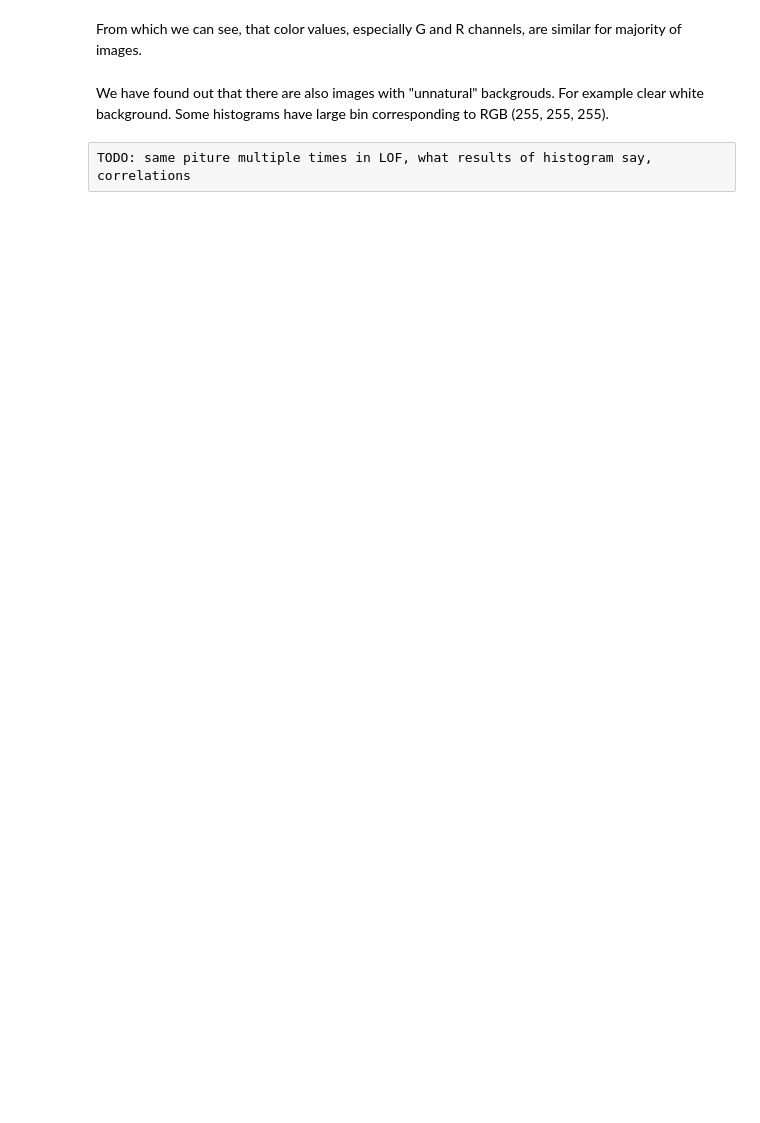
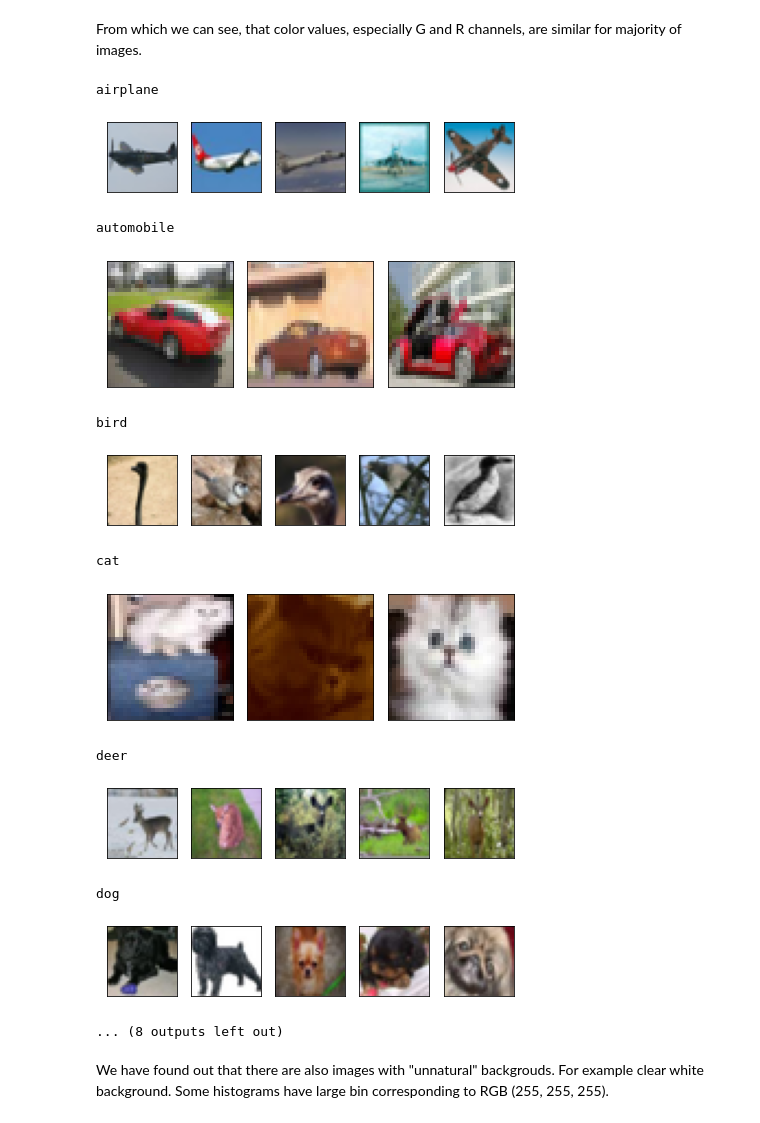
Before and after one commit to balgot/ib031-cifar10, a Jupyter notebook: src/cifar10_ib031.ipynb, the cells around one changed output. Drawn from its saved outputs; the diff is of its cells as text; code cells hidden in the pictures; blank space fills up the shorter version.

```diff
--- a/src/cifar10_ib031.ipynb
+++ b/src/cifar10_ib031.ipynb
@@ -88,33 +139,46 @@ From which we can see, that color values, especially G and R channels, are simil
 # %%
 from sklearn.neighbors import LocalOutlierFactor
 
 
 def detect_outliers(imgs, labels, test_size=1000):
     # Take only subset of data
+    imgs = imgs[:10000]
     sample = np.random.choice(len(imgs), test_size, replace=False)
     imgs = imgs[sample]
     labels = labels[sample]
 
     # Scale data. For images it is simple, every pixel is in range 0-255.
     imgs = imgs / 255
 
     # Find Outliers using LOF
     LOF = LocalOutlierFactor()
     outliers = np.where(LOF.fit_predict(imgs) == -1)[0]
 
     for i in range(len(labels)):
         cat_images = train_data[outliers][train_labels[outliers] == i]
         if len(cat_images) == 0:
             continue
         print(utils.get_label_name(i))
         graphs.plot_images(cat_images)
         plt.tight_layout()
         plt.show()
 
 detect_outliers(train_data, train_labels, test_size=1000)
+# %% [output]
+airplane
+[figure, added]
+automobile
+[figure, added]
+bird
+[figure, added]
+cat
+[figure, added]
+deer
+[figure, added]
+dog
+[figure, added]
+... (8 outputs left out)
 # %% [markdown]
 We have found out that there are also images with "unnatural" backgrouds.
 For example clear white background.
 Some histograms have large bin corresponding to RGB (255, 255, 255).
-# %% [raw]
-TODO: same piture multiple times in LOF, what results of histogram say, correlations
```
Also changed, not shown: parts of 8 cells of this notebook, 4 other files.
